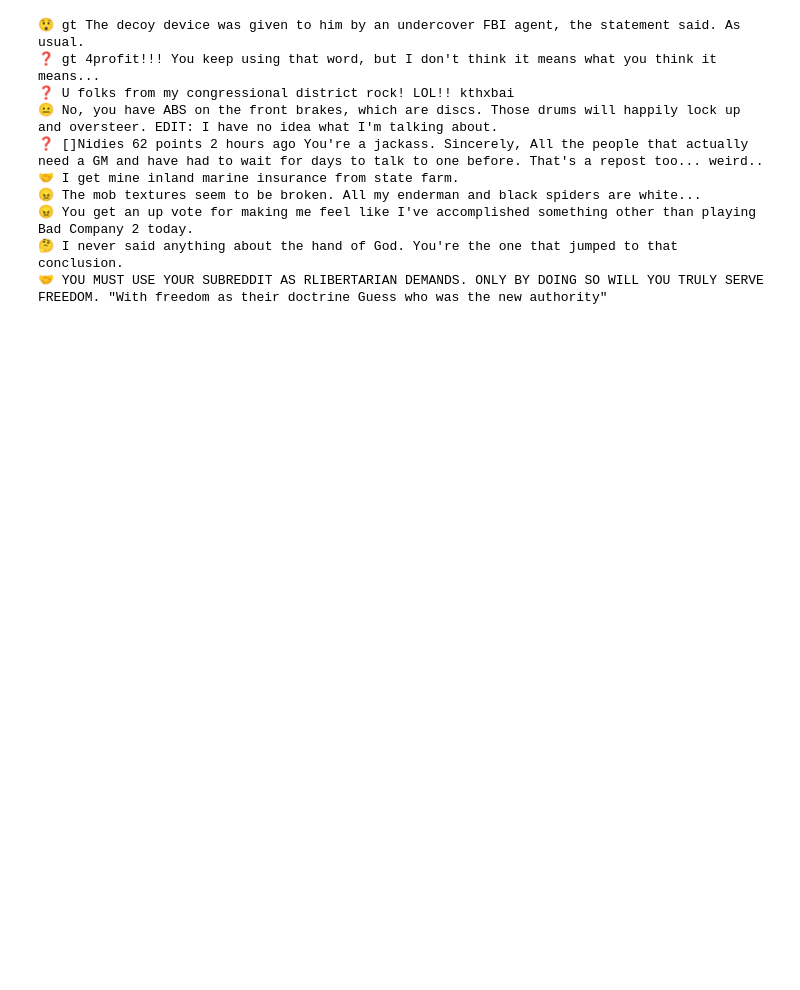
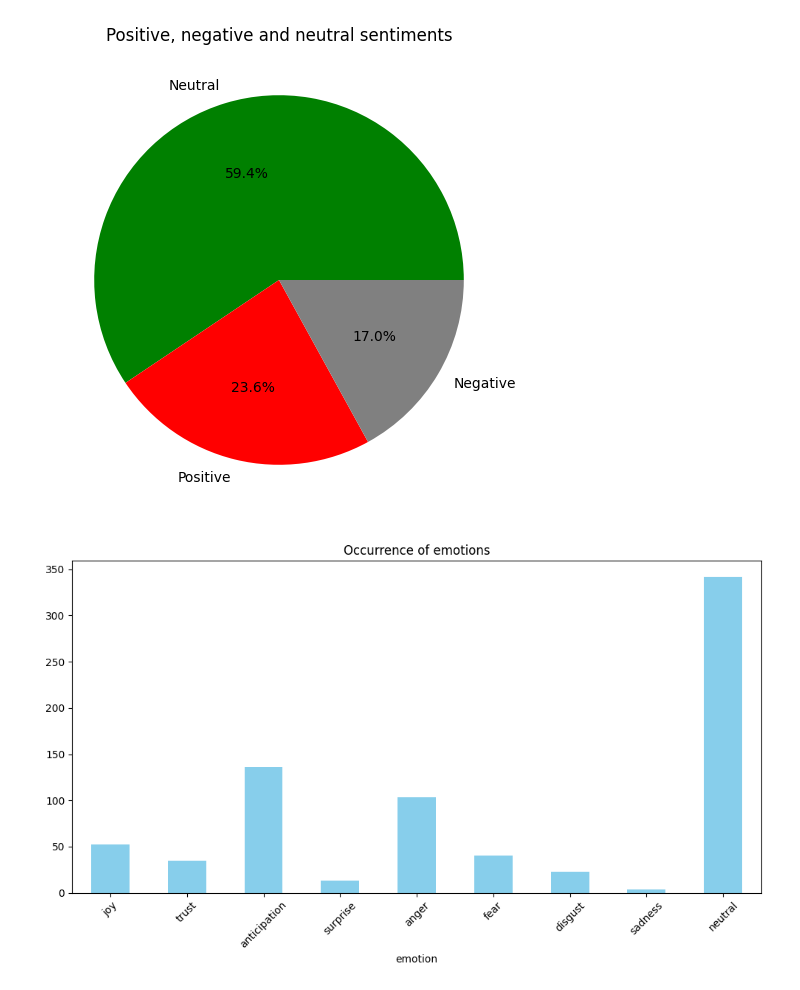
Before and after one commit to mthEdina/Emojify, a Jupyter notebook: emoji_prediction_nrc.ipynb, the cells around one changed output. Cells and saved outputs as stored; diff of their text form; code cells hidden in the pictures; blank space fills up the shorter version.

Commit message:
statics about the sentiments

```diff
--- a/emoji_prediction_nrc.ipynb
+++ b/emoji_prediction_nrc.ipynb
@@ -22,10 +22,13 @@ emotion_to_emoji = {
     'anticipation': '🤔'
 }
 
-df = pd.read_csv("predictions_ordered.csv").iloc[:10]
+df = pd.read_csv("predictions_ordered.csv")
+
+output = []
 
 for _, row in df.iterrows():
     text = row['text']
+    id_ = row['ID']
     try:
         keywords = ast.literal_eval(row['kws'])
     except:
@@ -43,17 +46,54 @@ for _, row in df.iterrows():
         top_emotion = emotion_counter.most_common(1)[0][0]
         emoji = emotion_to_emoji.get(top_emotion, '❓')
     else:
+        top_emotion = 'neutral'
         emoji = '😐'
 
-    print(f"{emoji} {text}")
+    output.append({
+        'id': id_,
+        'text': text,
+        'emoji': emoji,
+        'emotion': top_emotion
+    })
+
+output_df = pd.DataFrame(output)
+output_df.to_csv("predictions_with_emojis.csv", index=False)
-# %% [output]
-😲 gt The decoy device was given to him by an undercover FBI agent, the statement said. As usual.
-❓ gt 4profit!!! You keep using that word, but I don't think it means what you think it means...
-❓ U folks from my congressional district rock! LOL!! kthxbai
-😐 No, you have ABS on the front brakes, which are discs. Those drums will happily lock up and oversteer. EDIT: I have no idea what I'm talking about.
-❓ []Nidies 62 points 2 hours ago You're a jackass. Sincerely, All the people that actually need a GM and have had to wait for days to talk to one before. That's a repost too... weird..
-🤝 I get mine inland marine insurance from state farm.
-😠 The mob textures seem to be broken. All my enderman and black spiders are white...
-😠 You get an up vote for making me feel like I've accomplished something other than playing Bad Company 2 today.
-🤔 I never said anything about the hand of God. You're the one that jumped to that conclusion.
-🤝 YOU MUST USE YOUR SUBREDDIT AS RLIBERTARIAN DEMANDS. ONLY BY DOING SO WILL YOU TRULY SERVE FREEDOM. "With freedom as their doctrine Guess who was the new authority"
+# %%
+import pandas as pd
+import matplotlib.pyplot as plt
+
+df = pd.read_csv("./emoji_results/predictions_with_emojis.csv")
+
+positive_emotions = {'joy', 'trust', 'anticipation', 'surprise'}
+negative_emotions = {'anger', 'fear', 'disgust', 'sadness'}
+
+def classify_sentiment(emotion):
+    if emotion in positive_emotions:
+        return 'Positive'
+    elif emotion in negative_emotions:
+        return 'Negative'
+    else:
+        return 'Neutral'
+
+df['sentiment_class'] = df['emotion'].apply(classify_sentiment)
+sentiment_counts = df['sentiment_class'].value_counts()
+
+plt.figure(figsize=(6, 6))
+plt.pie(sentiment_counts, labels=sentiment_counts.index, autopct='%1.1f%%', colors=['green', 'red', 'gray'])
+plt.title("Positive, negative and neutral sentiments")
+plt.show()
+
+emotion_counts = df['emotion'].value_counts()
+
+emotion_order = ['joy', 'trust', 'anticipation', 'surprise', 'anger', 'fear', 'disgust', 'sadness', 'neutral', 'unknown']
+emotion_counts = emotion_counts.reindex(emotion_order).dropna()
+
+plt.figure(figsize=(10, 6))
+emotion_counts.plot(kind='bar', color='skyblue')
+plt.title("Occurrence of emotions")
+plt.xticks(rotation=45)
+plt.tight_layout()
+plt.show()
+# %% [output]
+[figure, added]
+[figure, added]
```
Also changed, not shown: 2 other files.
